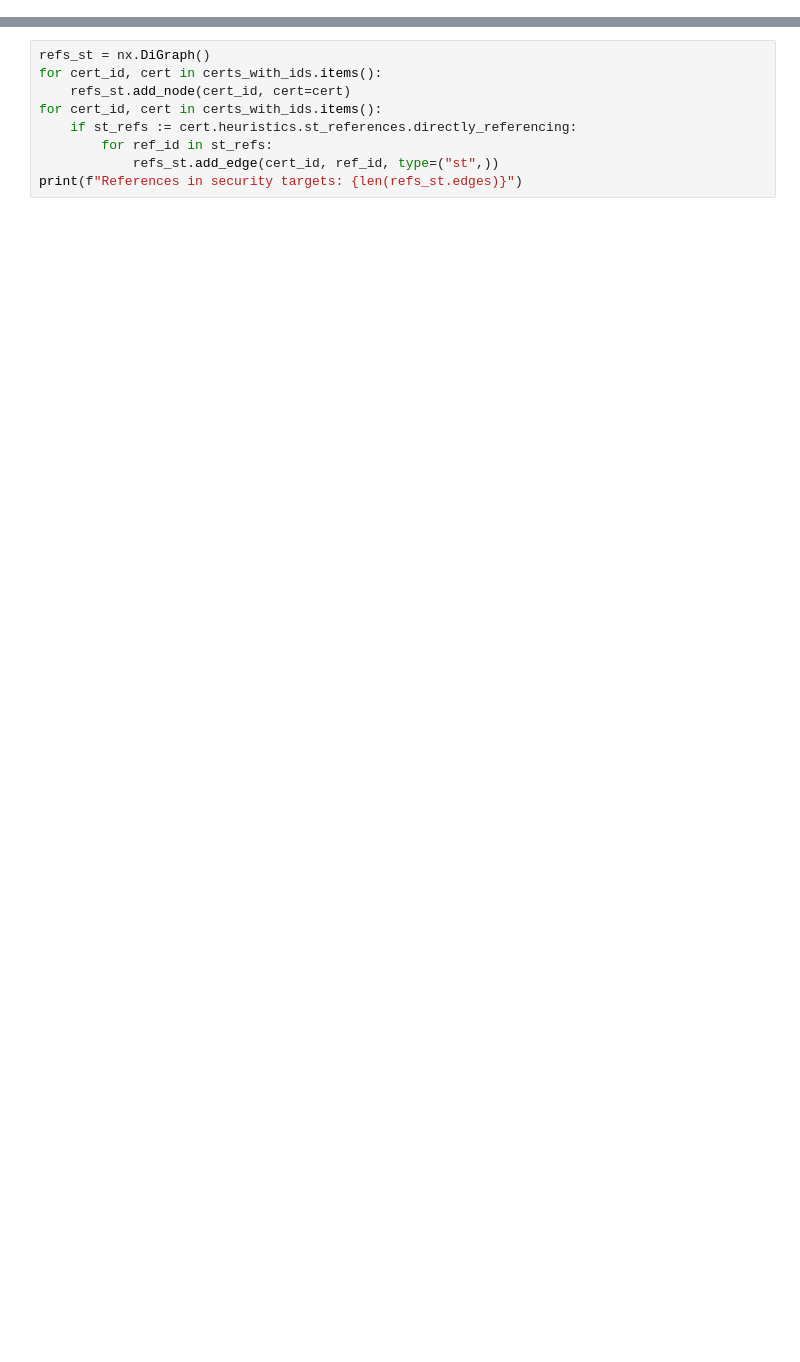
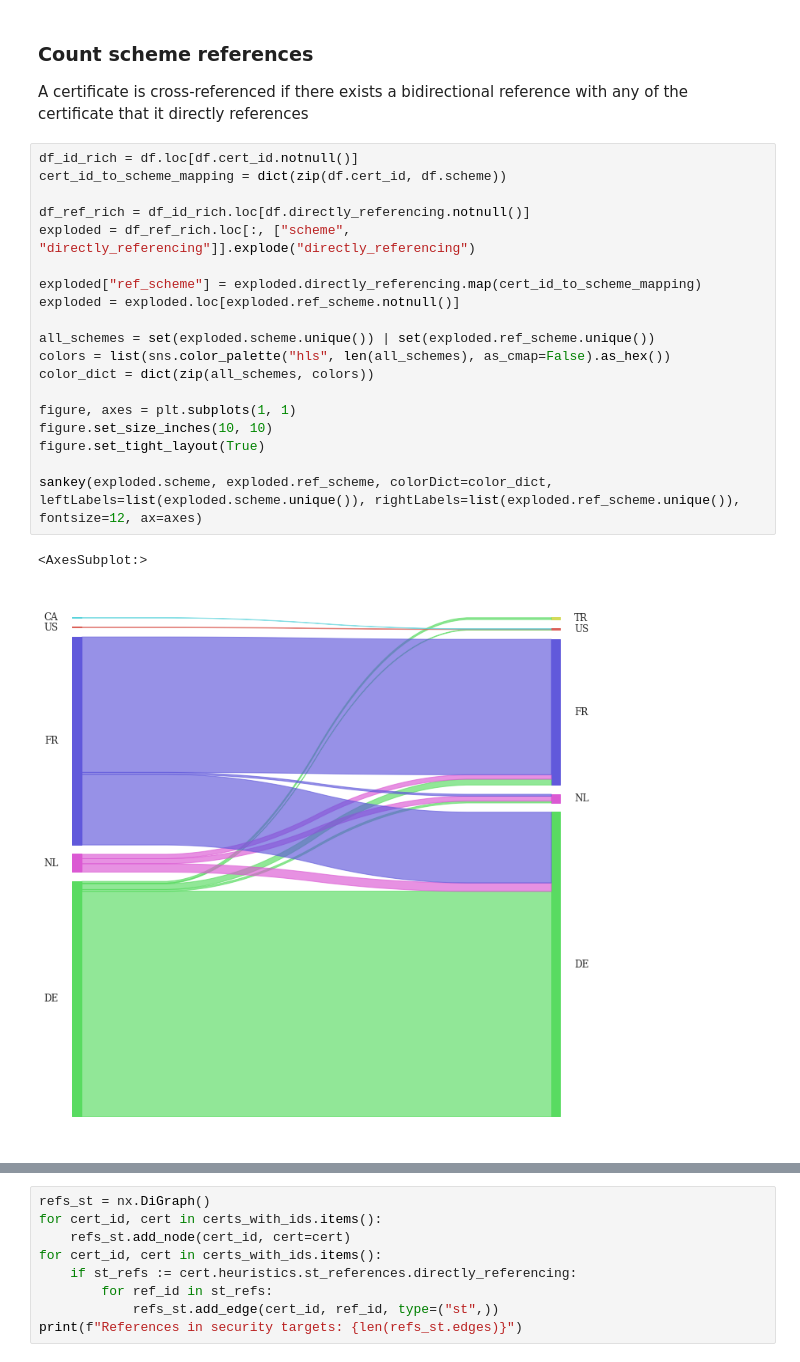
Before and after one commit to crocs-muni/sec-certs, a Jupyter notebook: notebooks/cc/references.ipynb, the cells around one changed output, grey strips where cells are left out. Drawn from its saved outputs; the diff is of its cells as text; blank space fills up the shorter version.

```diff
--- a/notebooks/cc/references.ipynb
+++ b/notebooks/cc/references.ipynb
@@ -2,0 +143,26 @@
+# %% [markdown]
+### Count scheme references
+
+A certificate is cross-referenced if there exists a bidirectional reference with any of the certificate that it directly references
+# %%
+df_id_rich = df.loc[df.cert_id.notnull()]
+cert_id_to_scheme_mapping = dict(zip(df.cert_id, df.scheme))
+
+df_ref_rich = df_id_rich.loc[df.directly_referencing.notnull()]
+exploded = df_ref_rich.loc[:, ["scheme", "directly_referencing"]].explode("directly_referencing")
+
+exploded["ref_scheme"] = exploded.directly_referencing.map(cert_id_to_scheme_mapping)
+exploded = exploded.loc[exploded.ref_scheme.notnull()]
+
+all_schemes = set(exploded.scheme.unique()) | set(exploded.ref_scheme.unique())
+colors = list(sns.color_palette("hls", len(all_schemes), as_cmap=False).as_hex())
+color_dict = dict(zip(all_schemes, colors))
+
+figure, axes = plt.subplots(1, 1)
+figure.set_size_inches(10, 10)
+figure.set_tight_layout(True)
+
+sankey(exploded.scheme, exploded.ref_scheme, colorDict=color_dict, leftLabels=list(exploded.scheme.unique()), rightLabels=list(exploded.ref_scheme.unique()), fontsize=12, ax=axes)
+# %% [output]
+<AxesSubplot:>
+[figure, added]
```
Also changed, not shown: parts of 24 cells of this notebook, 1 other file.
